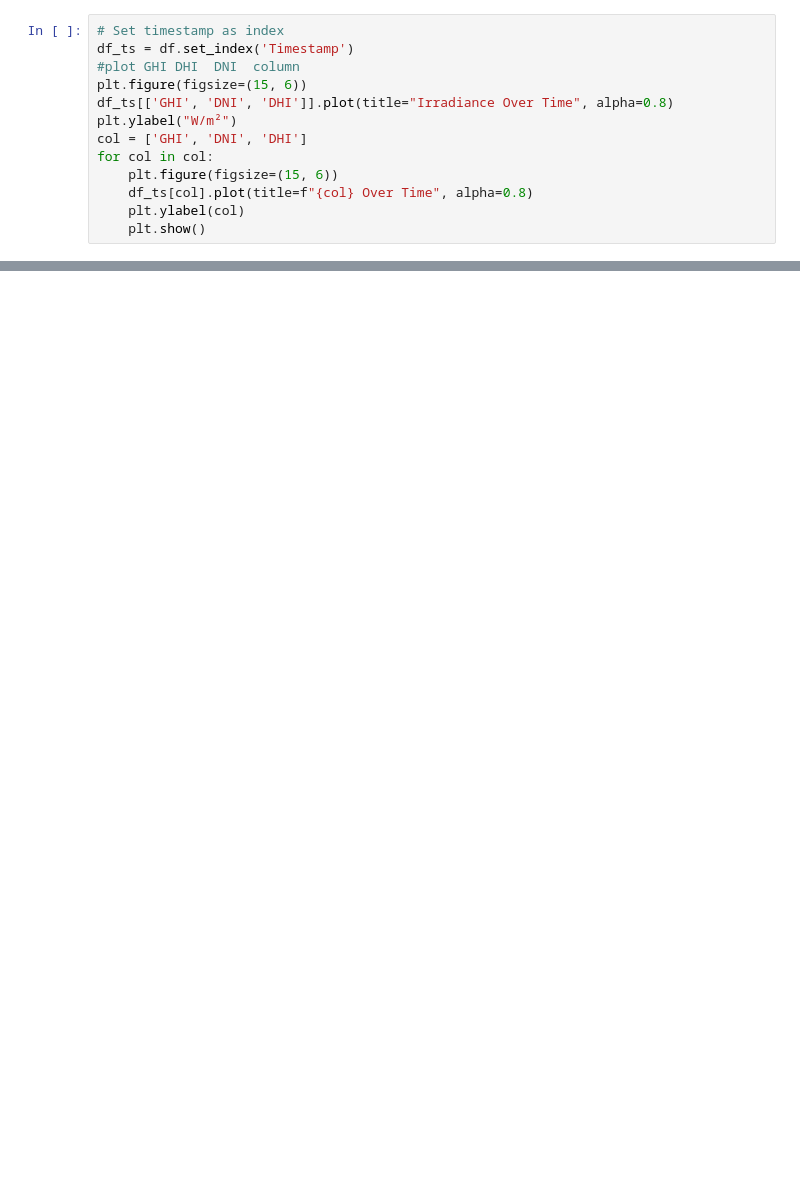
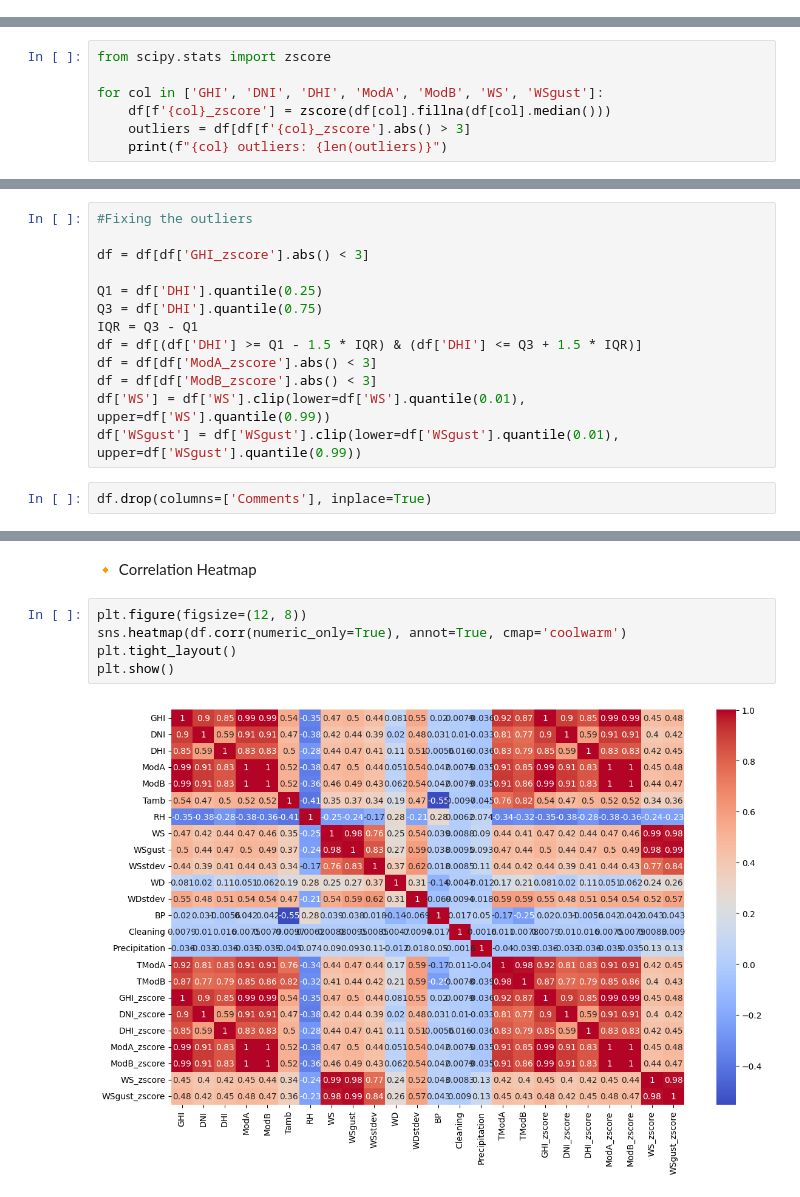
Before and after one commit to abdumehammed/solar-challenge-week1, a Jupyter notebook: notebooks/benin_eda.ipynb, the cells around one changed output, grey strips where cells are left out. Drawn from its saved outputs; the diff is of its cells as text; blank space fills up the shorter version.

```diff
--- a/notebooks/benin_eda.ipynb
+++ b/notebooks/benin_eda.ipynb
@@ -87,13 +19,0 @@ plt.show()
-# %%
-# Set timestamp as index
-df_ts = df.set_index('Timestamp')
-#plot GHI DHI  DNI  column
-plt.figure(figsize=(15, 6))
-df_ts[['GHI', 'DNI', 'DHI']].plot(title="Irradiance Over Time", alpha=0.8)
-plt.ylabel("W/m²")
-col = ['GHI', 'DNI', 'DHI']
-for col in col:
-    plt.figure(figsize=(15, 6))
-    df_ts[col].plot(title=f"{col} Over Time", alpha=0.8)
-    plt.ylabel(col)
-    plt.show()
@@ -118,0 +32,7 @@ fig, (ax1, ax2, ax3) = plt.subplots(3, 1, figsize=(15, 10), sharex=True)
+# %%
+from scipy.stats import zscore
+
+for col in ['GHI', 'DNI', 'DHI', 'ModA', 'ModB', 'WS', 'WSgust']:
+    df[f'{col}_zscore'] = zscore(df[col].fillna(df[col].median()))
+    outliers = df[df[f'{col}_zscore'].abs() > 3]
+    print(f"{col} outliers: {len(outliers)}")
@@ -118,0 +49,15 @@ fig, (ax1, ax2, ax3) = plt.subplots(3, 1, figsize=(15, 10), sharex=True)
+# %%
+#Fixing the outliers
+
+df = df[df['GHI_zscore'].abs() < 3]
+
+Q1 = df['DHI'].quantile(0.25)
+Q3 = df['DHI'].quantile(0.75)
+IQR = Q3 - Q1
+df = df[(df['DHI'] >= Q1 - 1.5 * IQR) & (df['DHI'] <= Q3 + 1.5 * IQR)]
+df = df[df['ModA_zscore'].abs() < 3]
+df = df[df['ModB_zscore'].abs() < 3]
+df['WS'] = df['WS'].clip(lower=df['WS'].quantile(0.01), upper=df['WS'].quantile(0.99))
+df['WSgust'] = df['WSgust'].clip(lower=df['WSgust'].quantile(0.01), upper=df['WSgust'].quantile(0.99))
+# %%
+df.drop(columns=['Comments'], inplace=True)
@@ -118,0 +116,9 @@ fig, (ax1, ax2, ax3) = plt.subplots(3, 1, figsize=(15, 10), sharex=True)
+# %% [markdown]
+🔸 Correlation Heatmap
+# %%
+plt.figure(figsize=(12, 8))
+sns.heatmap(df.corr(numeric_only=True), annot=True, cmap='coolwarm')
+plt.tight_layout()
+plt.show()
+# %% [output]
+[figure, added]
```
Also changed, not shown: parts of 26 cells of this notebook, 1 other file.
